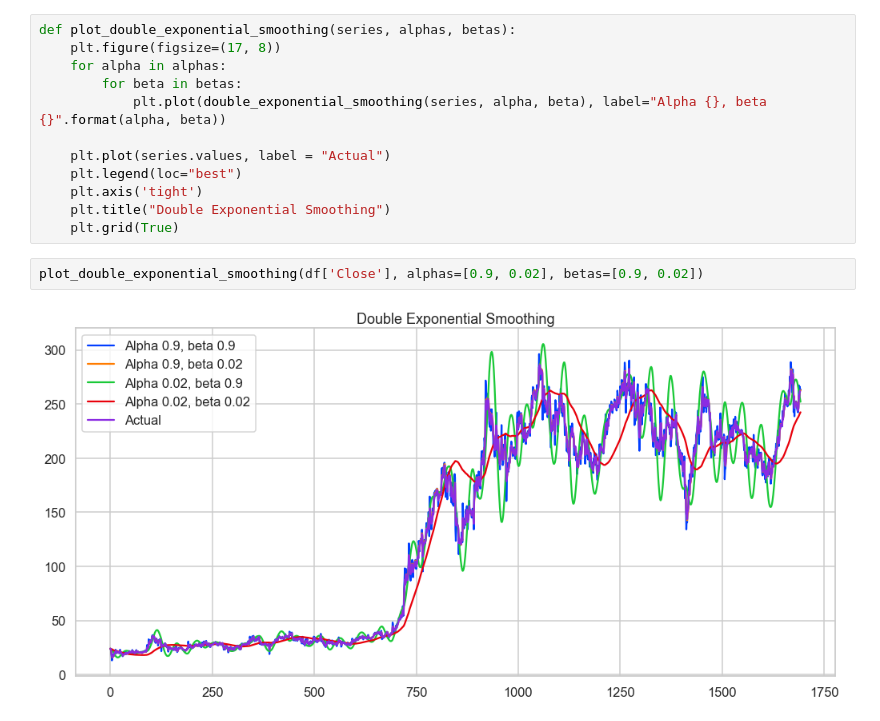
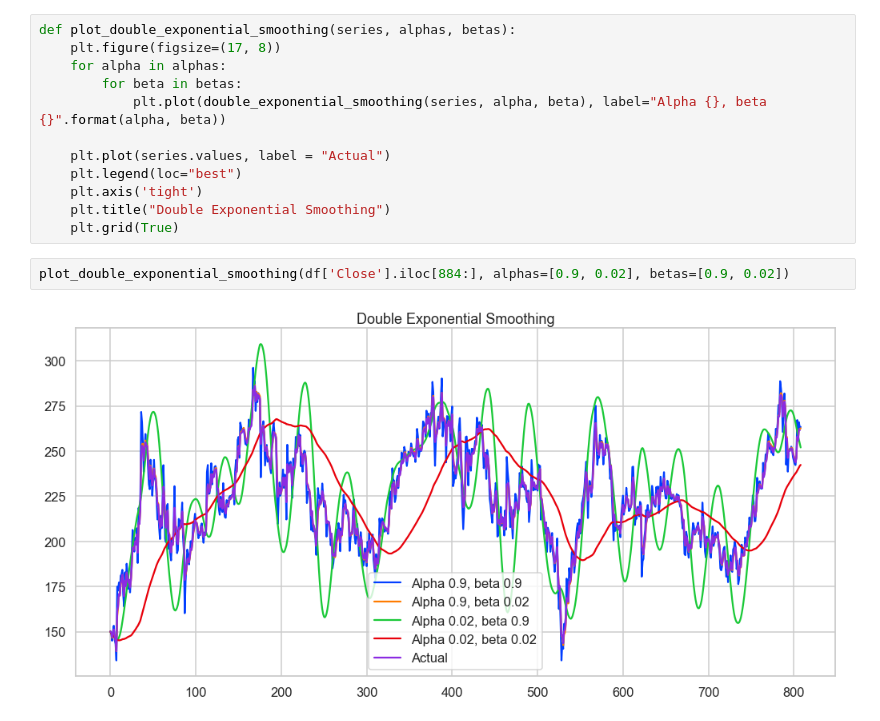
Before and after one commit to JonBebi/Teslock, a Jupyter notebook: Teslock.ipynb, the cells around one changed output. Saved outputs shown, nothing was run; the diff lists cells and outputs as text.

```diff
--- a/Teslock.ipynb
+++ b/Teslock.ipynb
@@ -186,6 +206,6 @@ def plot_double_exponential_smoothing(series, alphas, betas):
     plt.title("Double Exponential Smoothing")
     plt.grid(True)
 # %%
-plot_double_exponential_smoothing(df['Close'], alphas=[0.9, 0.02], betas=[0.9, 0.02])
+plot_double_exponential_smoothing(df['Close'].iloc[884:], alphas=[0.9, 0.02], betas=[0.9, 0.02])
 # %% [output]
-[figure, old version]
+[figure, new version]
```
Also changed, not shown: parts of 6 cells of this notebook.
